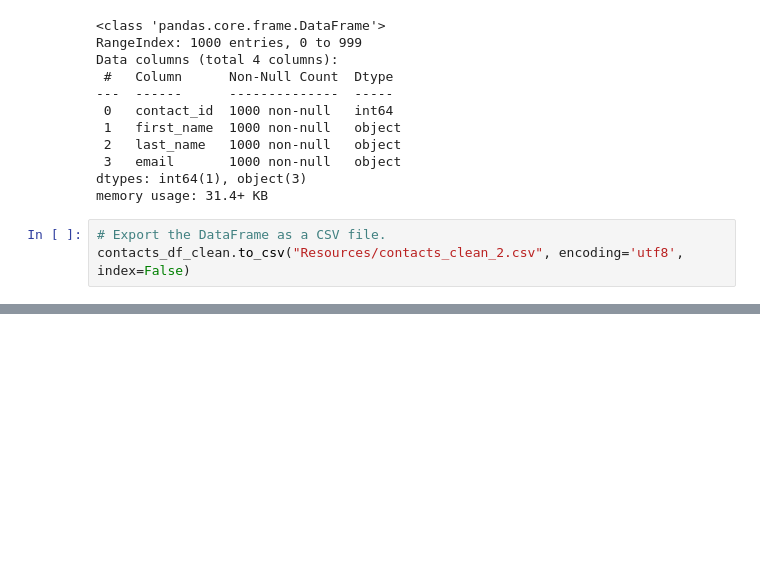
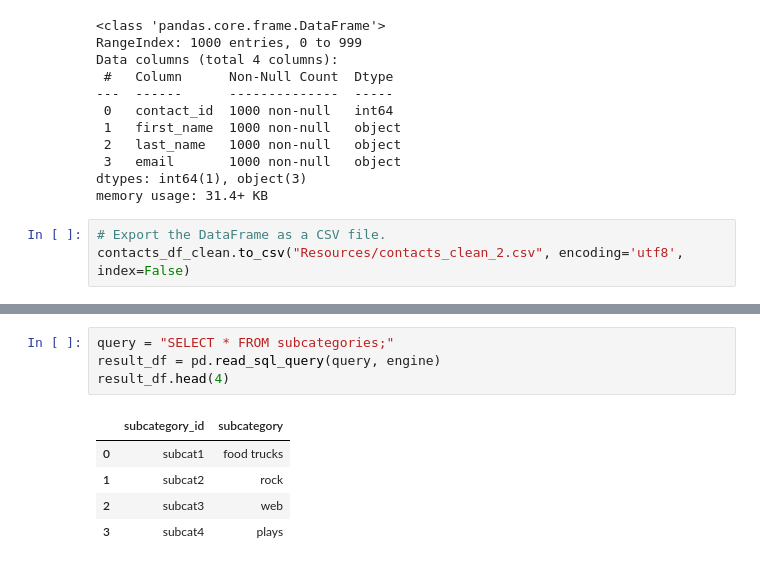
Before and after one commit to data-analyst05/Crowdfunding_ETL, a Jupyter notebook: ETL_Mini_Project_Ese.ipynb, the cells around one changed output, grey strips where cells are left out. Cells and saved outputs as stored; diff of their text form; blank space fills up the shorter version.

```diff
--- a/ETL_Mini_Project_Ese.ipynb
+++ b/ETL_Mini_Project_Ese.ipynb
@@ -665,0 +563,10 @@ contacts_df_clean.to_csv("Resources/contacts_clean_2.csv", encoding='utf8', inde
+# %%
+query = "SELECT * FROM subcategories;"
+result_df = pd.read_sql_query(query, engine)
+result_df.head(4)
+# %% [output]
+|  | subcategory_id | subcategory |
+| 0 | subcat1 | food trucks |
+| 1 | subcat2 | rock |
+| 2 | subcat3 | web |
+| 3 | subcat4 | plays |
```
Also changed, not shown: parts of 23 cells of this notebook, 2 other files.
